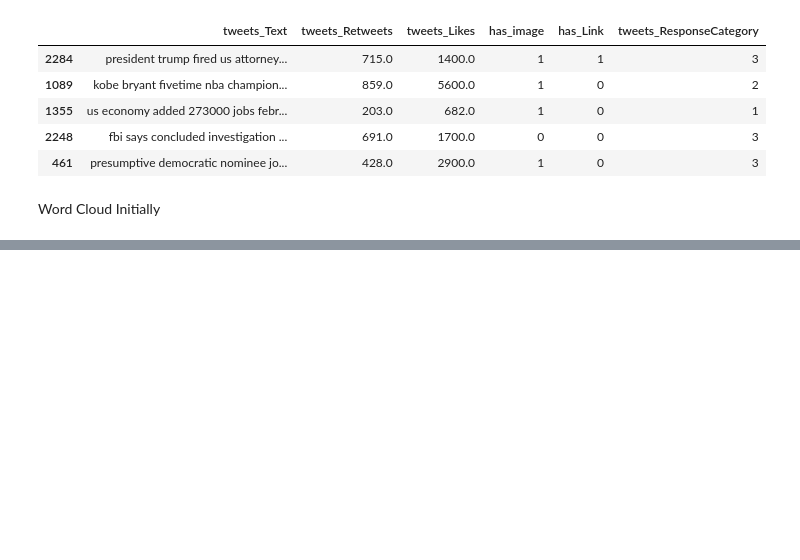
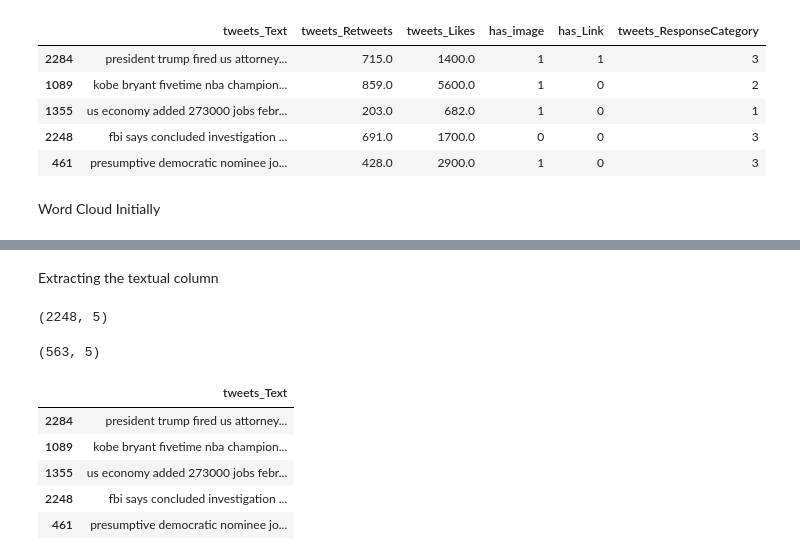
Before and after one commit to git-ram/CSE243-TweetResponsePrediction, a Jupyter notebook: tweetPreProcess.ipynb, the cells around one changed output, grey strips where cells are left out. Drawn from its saved outputs; the diff is of its cells as text; code cells hidden in the pictures; blank space fills up the shorter version.

```diff
--- a/tweetPreProcess.ipynb
+++ b/tweetPreProcess.ipynb
@@ -144,0 +150,12 @@ plt.show()
+# %% [markdown]
+Extracting the textual column
+# %%
+X_train.shape
+# %% [output]
+(2248, 5)
+# %%
+X_test.shape
+# %% [output]
+(563, 5)
+# %%
+trainText=X_train[['tweets_Text']]
@@ -144,0 +164,9 @@ plt.show()
+# %%
+trainText.head()
+# %% [output]
+|  | tweets_Text |
+| 2284 | president trump fired us attorney... |
+| 1089 | kobe bryant fivetime nba champion... |
+| 1355 | us economy added 273000 jobs febr... |
+| 2248 | fbi says concluded investigation ... |
+| 461 | presumptive democratic nominee jo... |
```
Also changed, not shown: parts of 27 cells of this notebook, 1 other file.
